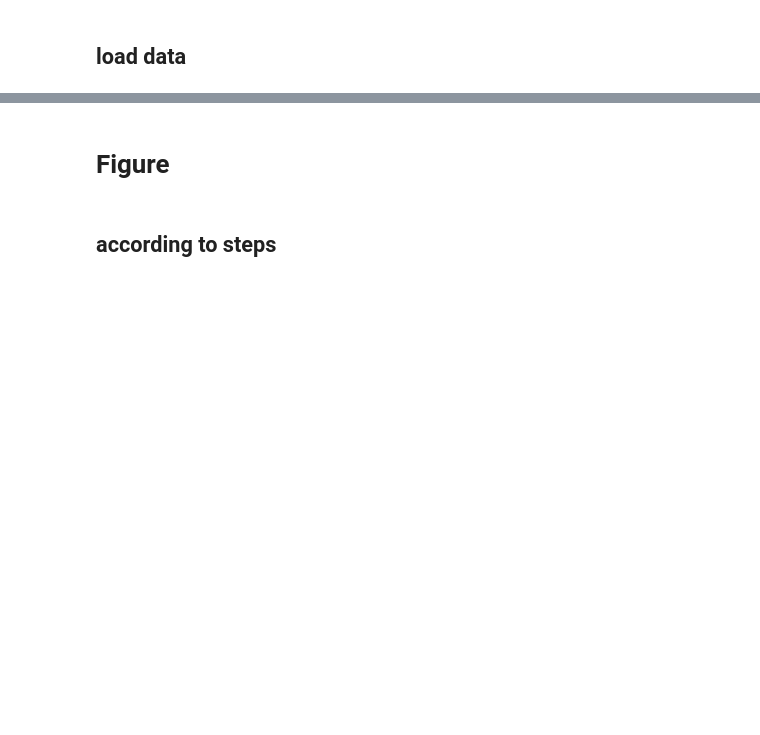
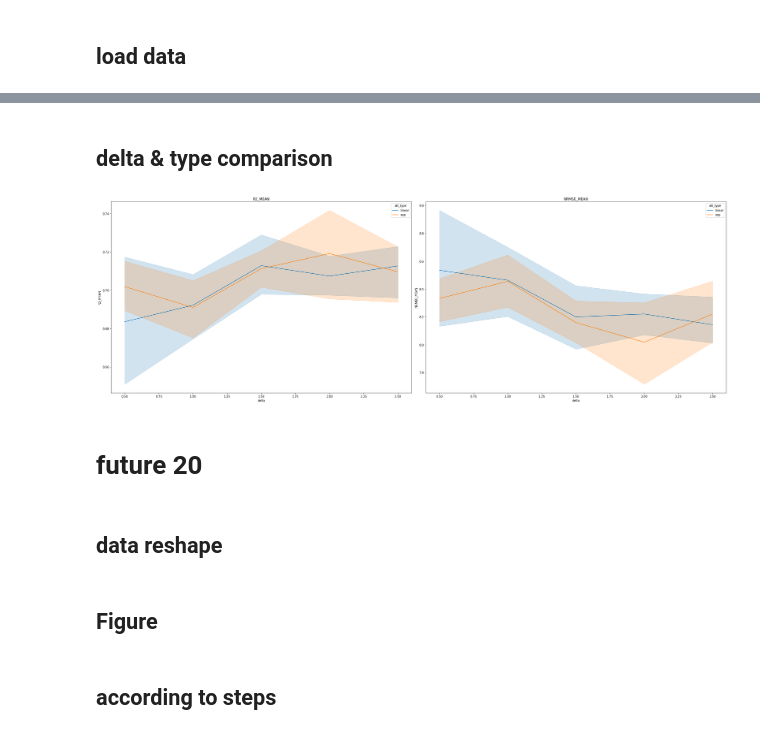
Before and after one commit to pseokyoung/22_Dual_Attention, a Jupyter notebook: figure_2.ipynb, the cells around one changed output, grey strips where cells are left out. Drawn from its saved outputs; the diff is of its cells as text; code cells hidden in the pictures; blank space fills up the shorter version.

```diff
--- a/figure_2.ipynb
+++ b/figure_2.ipynb
@@ -30,3 +149,26 @@ while exists(f"{continuous_path}/cts_{min_len}/dataset {min_len}_{i}.csv"):
+# %% [markdown]
+## delta & type comparison
+# %%
+data = result_reshape
+plot_idx = ['R2_MEAN', 'NRMSE_MEAN']
+
+plt.figure(figsize=(15*len(plot_idx), 10))
+data_plot = data[(data['step']=='mean')].reset_index()
+for i, idx in enumerate(plot_idx):
+    plt.subplot(1, len(plot_idx), i+1)
+    sns.lineplot(x='delta', y=idx, hue='att_type', markers=True, data=data_plot)
+    plt.title(idx)
+plt.tight_layout()
+figure_name = f'fig2_delta_comparison_future_{future_size}'
+if not exists(f'./figure/{figure_name}.png') or update:
+    savefile(_, './figure', figure_name, 'figure')
+plt.show()
+# %% [output]
+[figure, added]
+# %% [markdown]
+# future 20
+# %% [markdown]
+## data reshape
 # %%
 target_list = cts_list
 
@@ -90,7 +232,7 @@ for iteration in iteration_list:
                 result_reshape = pd.concat([result_reshape, result], axis=0)
             i += 1
 # %% [markdown]
-# Figure
+## Figure
 # %% [markdown]
 ## according to steps
 # %%
```
Also changed, not shown: parts of 9 cells of this notebook, 1 other file.
